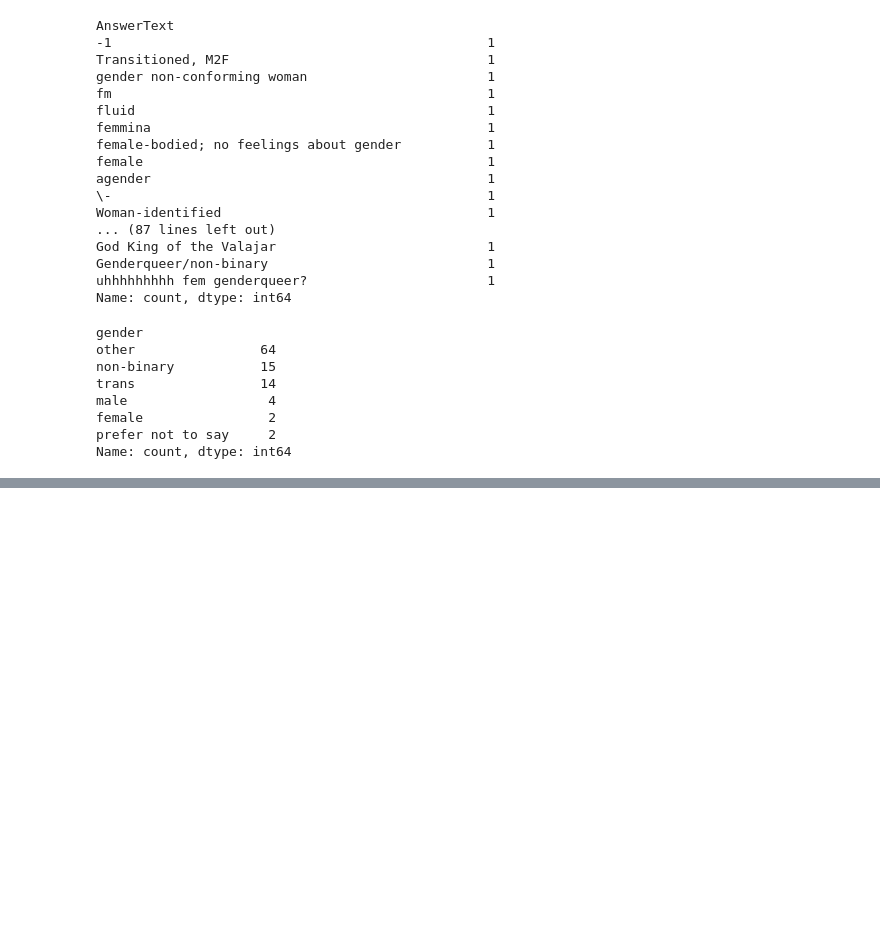
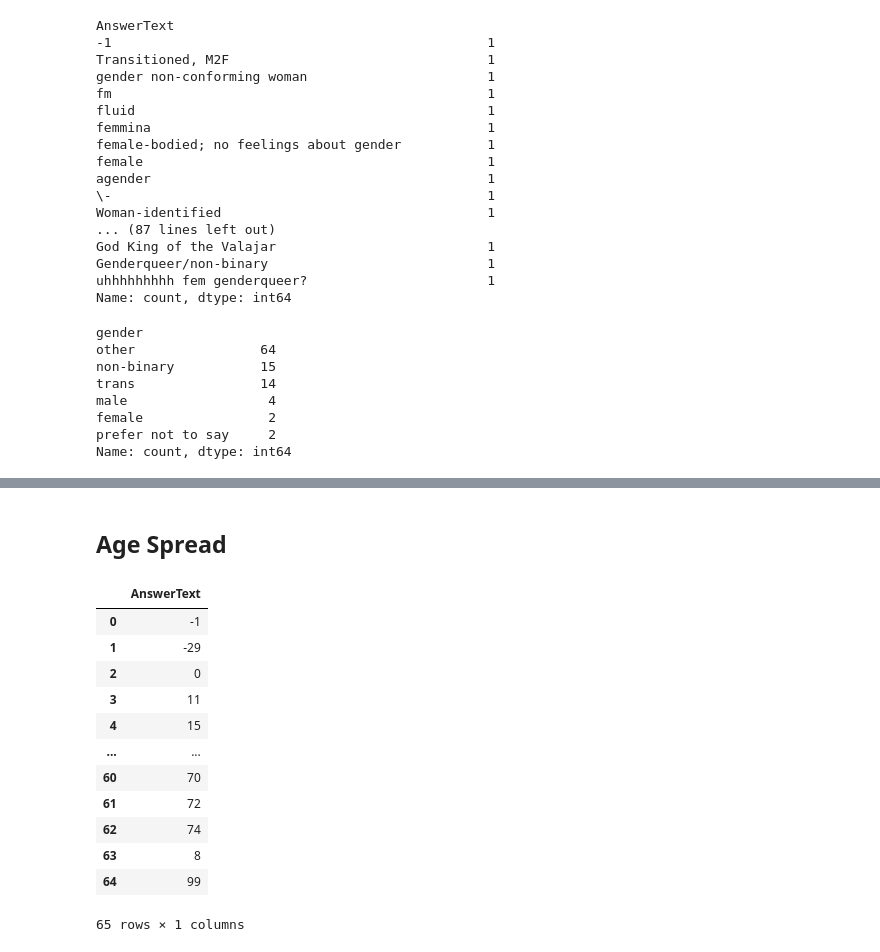
Before and after one commit to Djohnson1313/mental_health_sql, a Jupyter notebook: mental_health_analysis.ipynb, the cells around one changed output, grey strips where cells are left out. Saved outputs shown, nothing was run; the diff lists cells and outputs as text; code cells hidden in the pictures; blank space fills up the shorter version.

```diff
--- a/mental_health_analysis.ipynb
+++ b/mental_health_analysis.ipynb
@@ -253,0 +255,25 @@ plt.show();
+# %% [markdown]
+## Age Spread
+# %%
+pd.read_sql('''
+select answertext
+from answer as a
+left join question as q
+on a.questionid = q.questionid
+where questiontext = 'What is your age?'
+group by answertext;
+''', conn)
+# %% [output]
+|  | AnswerText |
+| 0 | -1 |
+| 1 | -29 |
+| 2 | 0 |
+| 3 | 11 |
+| 4 | 15 |
+| ... | ... |
+| 60 | 70 |
+| 61 | 72 |
+| 62 | 74 |
+| 63 | 8 |
+| 64 | 99 |
+65 rows × 1 columns
```
Also changed, not shown: parts of 12 cells of this notebook.
